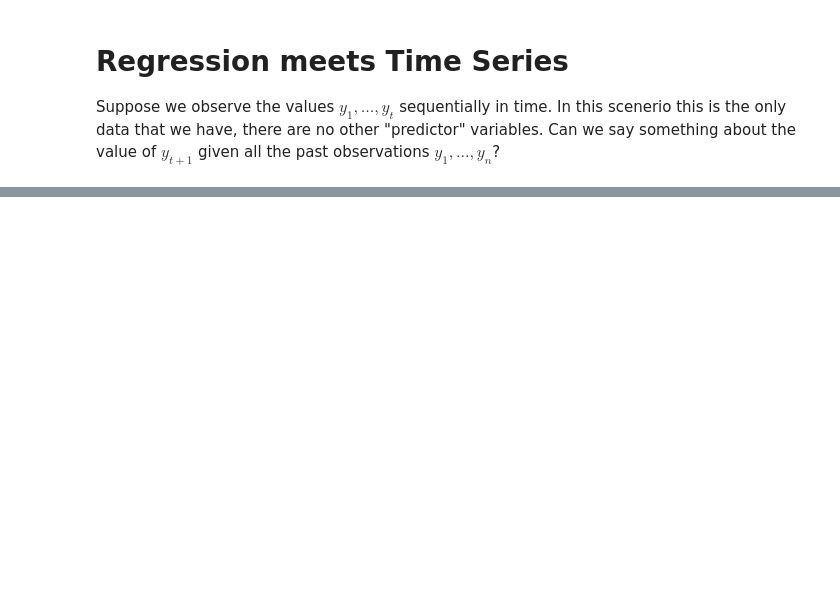
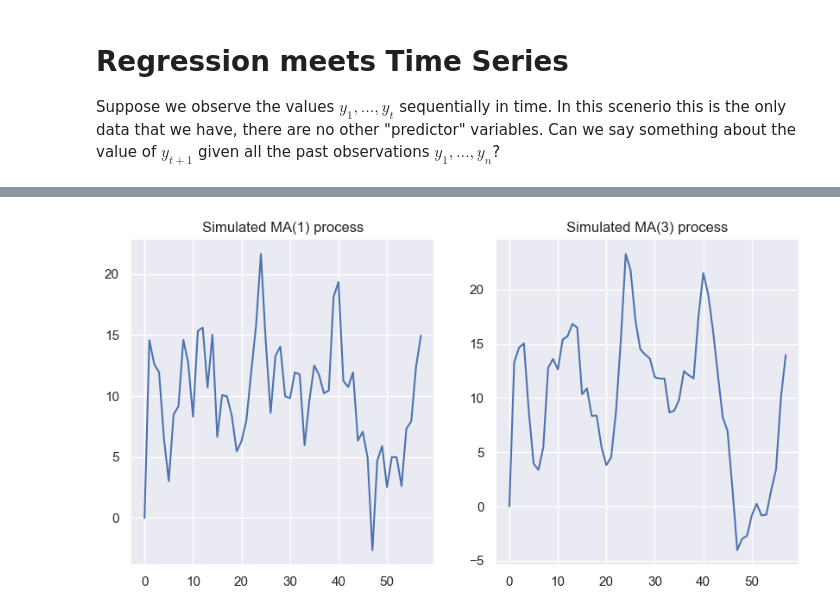
Before and after one commit to warwickdatasciencesociety/time-series-workshops, a Jupyter notebook: demo-notebook.ipynb, the cells around one changed output, grey strips where cells are left out. Saved outputs shown, nothing was run; the diff lists cells and outputs as text; code cells hidden in the pictures; blank space fills up the shorter version.

Commit message:
Add ARIMA and example

```diff
--- a/demo-notebook.ipynb
+++ b/demo-notebook.ipynb
@@ -172,0 +185,21 @@ R-squared: 0.882
+# %%
+# Example moving average series
+N = 60
+errors = norm.rvs(size=N, scale=2)
+y1 = np.zeros(N)  # MA(1)
+y3 = np.zeros(N)  # MA(3)
+mu = 10
+for t in range(3, N):
+    y1[t] = mu + 2*errors[t - 1] + errors[t]
+    y3[t] = mu + 1 * errors[t - 3] + 1.5*errors[t - 2] + 2*errors[t - 1] + errors[t]
+
+fig, ax = plt.subplots(1, 2, figsize=(10,5))
+ax[0].plot(y1[2:])
+ax[0].set_title("Simulated MA(1) process")
+
+ax[1].plot(y3[2:])
+ax[1].set_title("Simulated MA(3) process")
+
+plt.show()
+# %% [output]
+[figure, added]
```
Also changed, not shown: parts of 26 cells of this notebook, 1 other file.
